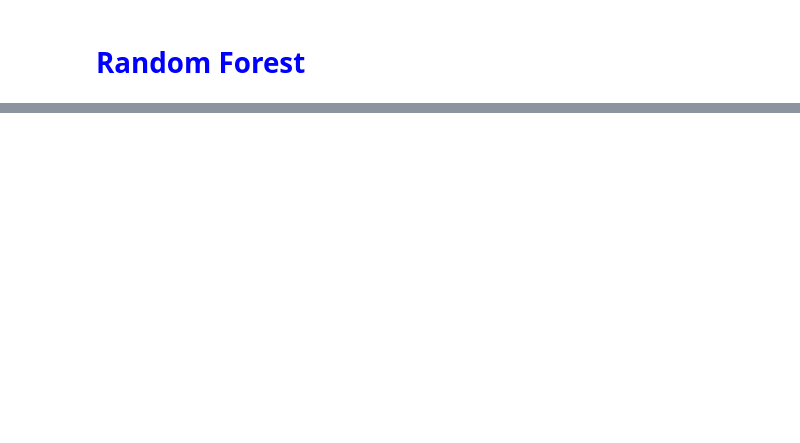
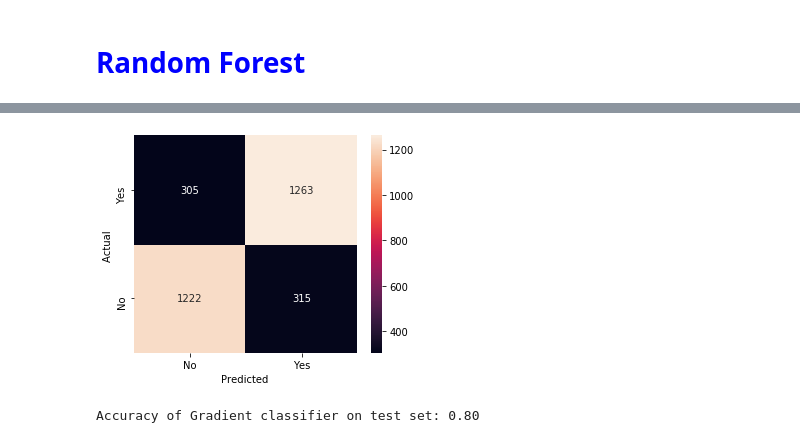
Before and after one commit to HarishPatlolla/Churn-Analysis-using--Logistic-Regression-Decision-Tree-Bagging-Random-Forest-Boosting, a Jupyter notebook: Churn_modelling_github.ipynb, the cells around one changed output, grey strips where cells are left out. Cells and saved outputs as stored; diff of their text form; code cells hidden in the pictures; blank space fills up the shorter version.

```diff
--- a/Churn_modelling_github.ipynb
+++ b/Churn_modelling_github.ipynb
@@ -467,0 +525,12 @@ fi.head()
+# %%
+from sklearn.ensemble import GradientBoostingClassifier
+
+lr_list = [0.05, 0.075,0.01,0.001, 0.1, 0.25, 0.5, 0.75, 1]
+
+for learning_rate in lr_list:
+    gb_clf = GradientBoostingClassifier(n_estimators=20, learning_rate=learning_rate, max_features=2, max_depth=2, random_state=0)
+    gb_clf.fit(X_train, y_train)
+
+    print("Learning rate: ", learning_rate)
+    print("Accuracy score (training): {0:.3f}".format(gb_clf.score(X_train, y_train)))
+    print("Accuracy score (validation): {0:.3f}".format(gb_clf.score(X_test, y_test)))
@@ -467,0 +555,20 @@ fi.head()
+# %%
+gb_clf2 = GradientBoostingClassifier(n_estimators=20, learning_rate=1, max_features=2, max_depth=2, random_state=0)
+gb_clf2.fit(X_train, y_train)
+y_pred = gb_clf2.predict(X_test)
+
+from sklearn.metrics import confusion_matrix
+
+conf_matrix = confusion_matrix(y_pred,y_test)
+fig, ax = plt.subplots(figsize=(5,4))
+heatmap=sns.heatmap(conf_matrix,annot=True,fmt="d",xticklabels=['No', 'Yes'],yticklabels=['No', 'Yes'])
+ax.set_ylim([0,2])
+plt.ylabel('Actual ')
+plt.xlabel('Predicted ')
+plt.show()
+# %% [output]
+[figure, added]
+# %%
+print('Accuracy of Gradient classifier on test set: {:.2f}'.format(gb_clf2.score(X_test, y_test)))
+# %% [output]
+Accuracy of Gradient classifier on test set: 0.80
```
Also changed, not shown: parts of 18 cells of this notebook.
